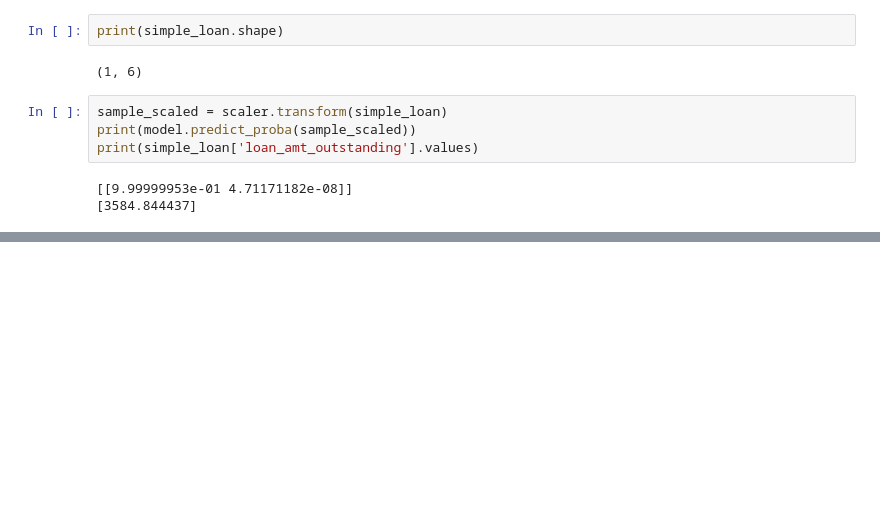
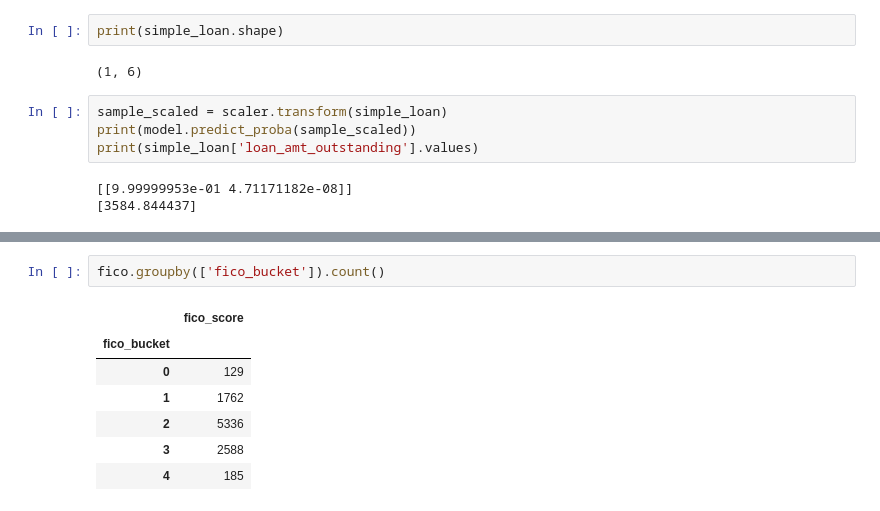
Before and after one commit to Aashish-Parajuli-26/JP_morgan_forage, a Jupyter notebook: Task_Solution/Task_3_Solution/Task_3.ipynb, the cells around one changed output, grey strips where cells are left out. Cells and saved outputs as stored; diff of their text form; blank space fills up the shorter version.

```diff
--- a/Task_Solution/Task_3_Solution/Task_3.ipynb
+++ b/Task_Solution/Task_3_Solution/Task_3.ipynb
@@ -203,0 +261,10 @@ print(simple_loan['loan_amt_outstanding'].values)
+# %%
+fico.groupby(['fico_bucket']).count()
+# %% [output]
+|  | fico_score |
+| fico_bucket |  |
+| 0 | 129 |
+| 1 | 1762 |
+| 2 | 5336 |
+| 3 | 2588 |
+| 4 | 185 |
```
Also changed, not shown: parts of 19 cells of this notebook, 6 other files.
